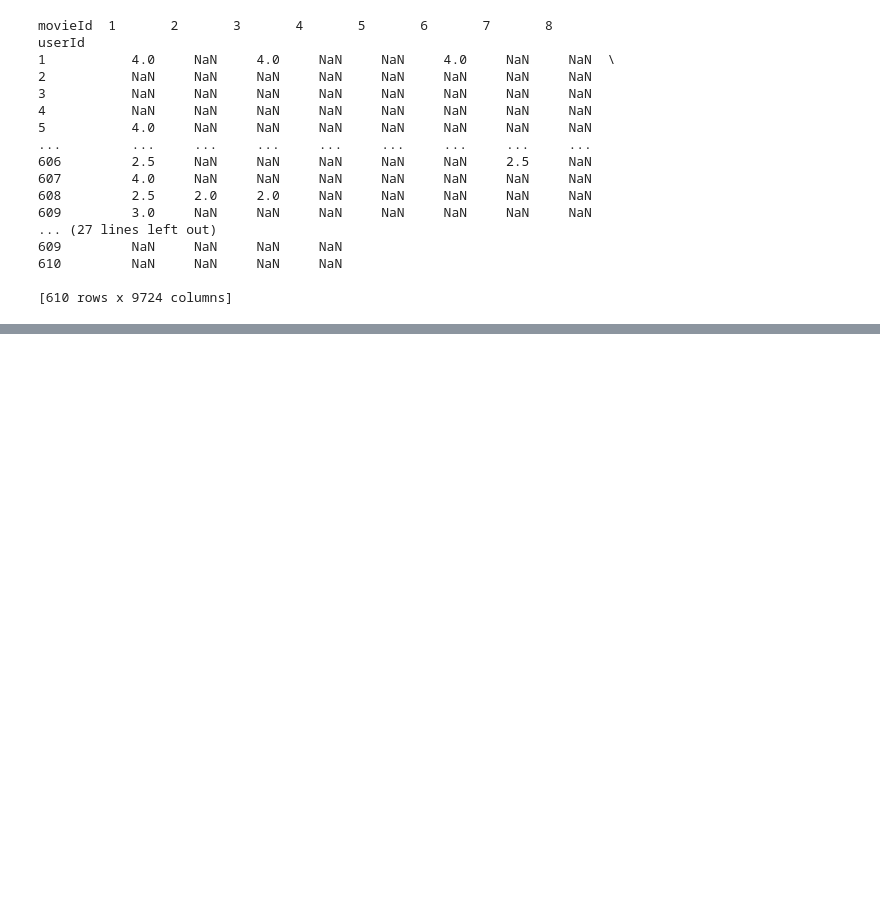
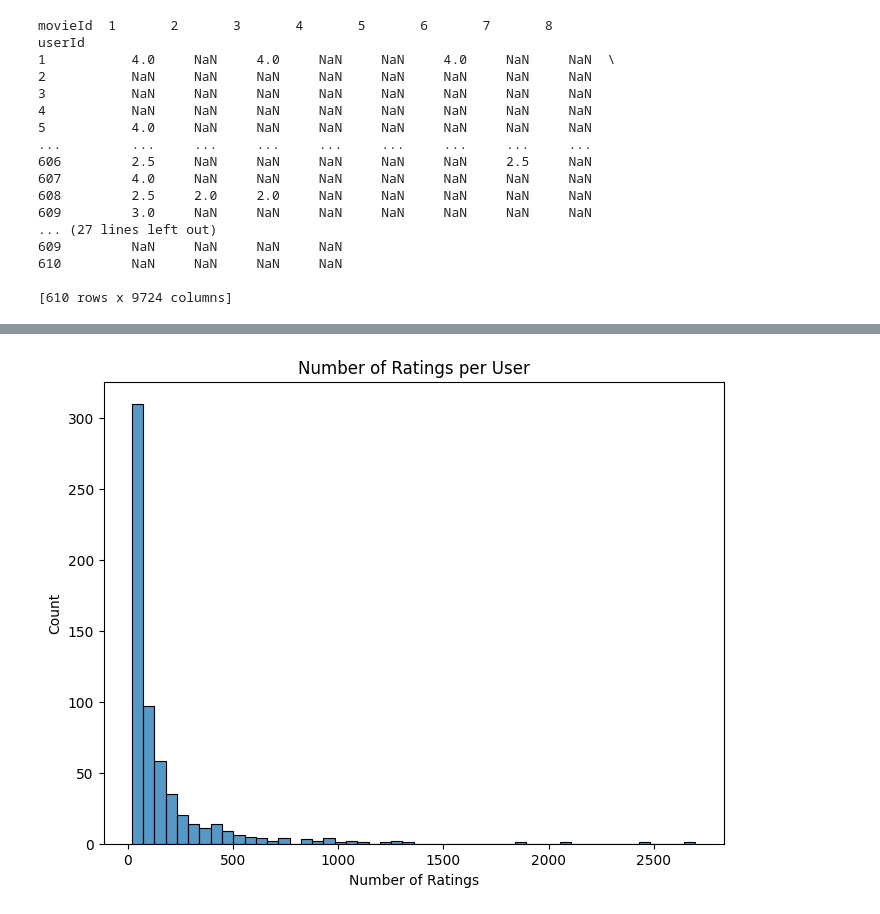
Before and after one commit to Mak-annie/MOVIE-RECS-SYSTEM, a Jupyter notebook: index.ipynb, the cells around one changed output, grey strips where cells are left out. Cells and saved outputs as stored; diff of their text form; code cells hidden in the pictures; blank space fills up the shorter version.

```diff
--- a/index.ipynb
+++ b/index.ipynb
@@ -201,0 +252,11 @@ plt.show()
+# %%
+# Number of ratings per user
+user_ratings_count = rating_data.groupby('userId')['rating'].count()
+plt.figure(figsize=(8, 6))
+sns.histplot(user_ratings_count, bins=50)
+plt.title('Number of Ratings per User')
+plt.xlabel('Number of Ratings')
+plt.ylabel('Count')
+plt.show()
+# %% [output]
+[figure, added]
```
Also changed, not shown: parts of 17 cells of this notebook.
